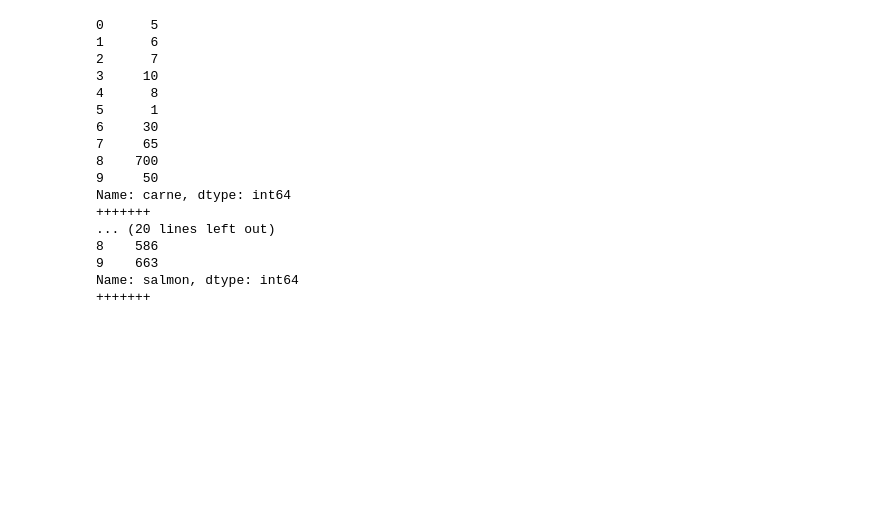
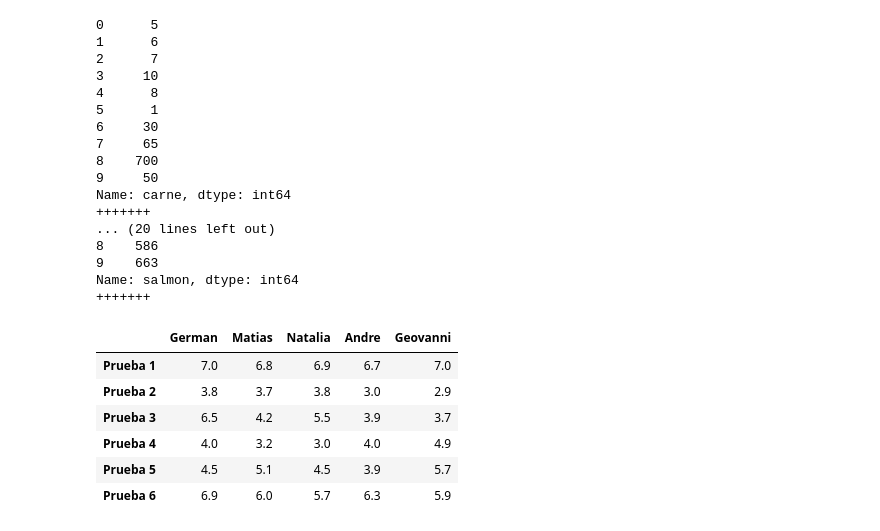
Before and after one commit to qgerman2/ml_labs, a Jupyter notebook: lab0.ipynb, the cells around one changed output. Saved outputs shown, nothing was run; the diff lists cells and outputs as text; code cells hidden in the pictures; blank space fills up the shorter version.

Commit message:
ejercicio 9 10 y 11

```diff
--- a/lab0.ipynb
+++ b/lab0.ipynb
@@ -247,0 +255,14 @@ Name: salmon, dtype: int64
+# %%
+#ejercicio 9
+
+dicc = {'German':[7.0, 3.8, 6.5, 4.0, 4.5, 6.9], 'Matias':[6.8, 3.7, 4.2, 3.2, 5.1, 6.0], 'Natalia':[6.9, 3.8, 5.5, 3.0, 4.5, 5.7], 'Andre':[6.7, 3.0, 3.9, 4.0, 3.9, 6.3], 'Geovanni':[7.0, 2.9, 3.7, 4.9, 5.7, 5.9]}
+notas = pd.DataFrame(dicc,index=['Prueba 1', 'Prueba 2', 'Prueba 3', 'Prueba 4', 'Prueba 5', 'Prueba 6'])
+notas
+# %% [output]
+|  | German | Matias | Natalia | Andre | Geovanni |
+| Prueba 1 | 7.0 | 6.8 | 6.9 | 6.7 | 7.0 |
+| Prueba 2 | 3.8 | 3.7 | 3.8 | 3.0 | 2.9 |
+| Prueba 3 | 6.5 | 4.2 | 5.5 | 3.9 | 3.7 |
+| Prueba 4 | 4.0 | 3.2 | 3.0 | 4.0 | 4.9 |
+| Prueba 5 | 4.5 | 5.1 | 4.5 | 3.9 | 5.7 |
+| Prueba 6 | 6.9 | 6.0 | 5.7 | 6.3 | 5.9 |
```
Also changed, not shown: parts of 1 cell of this notebook.
